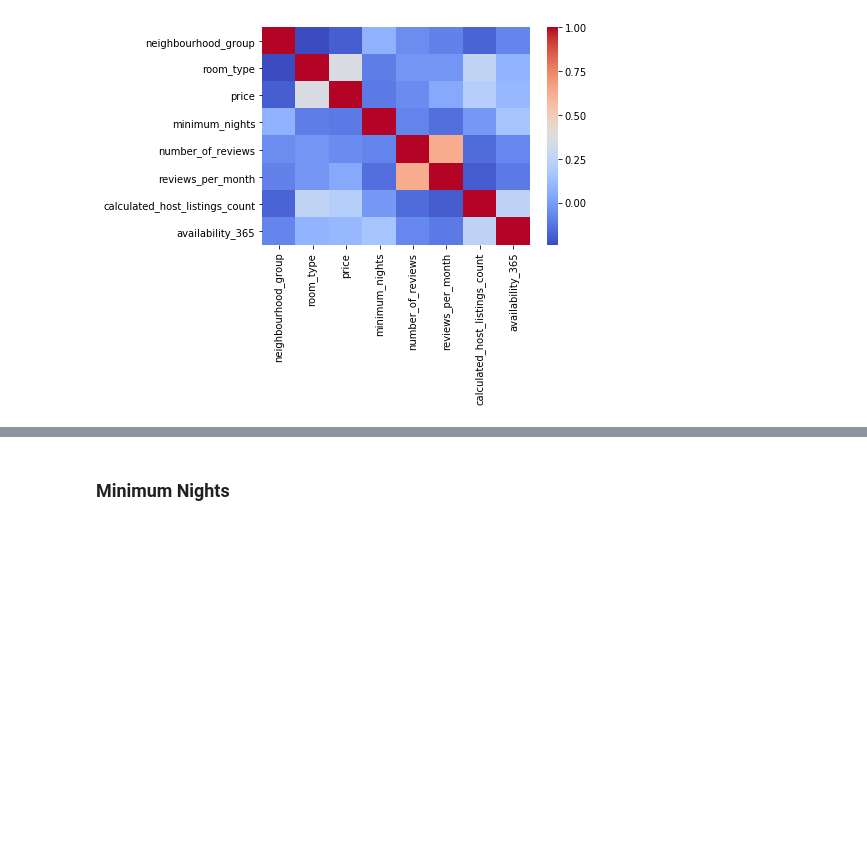
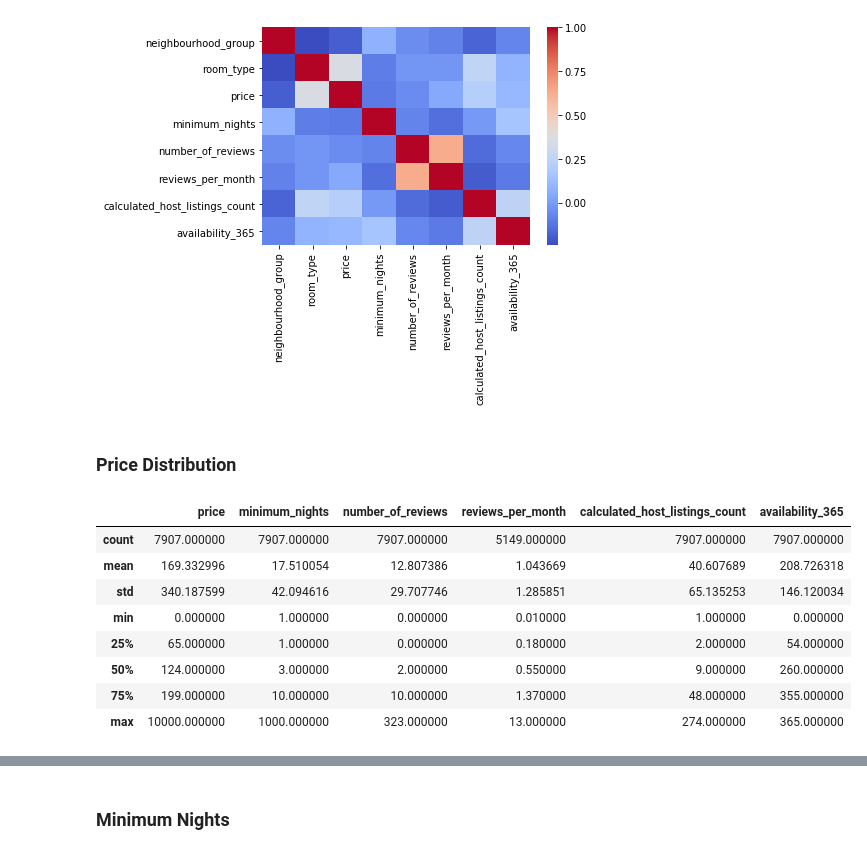
Before and after one commit to NathanHergenreter/SingaporeAirbnb, a Jupyter notebook: python/price_analysis.ipynb, the cells around one changed output, grey strips where cells are left out. Cells and saved outputs as stored; diff of their text form; code cells hidden in the pictures; blank space fills up the shorter version.

```diff
--- a/python/price_analysis.ipynb
+++ b/python/price_analysis.ipynb
@@ -165,3 +165,17 @@ sns.heatmap(corr, xticklabels=corr.columns, yticklabels=corr.columns, cmap="cool
 # %% [output]
 <matplotlib.axes._subplots.AxesSubplot at 0x...>
 [figure]
+# %% [markdown]
+### Price Distribution
+# %%
+airbnb.describe()
+# %% [output]
+|  | price | minimum_nights | number_of_reviews | reviews_per_month | calculated_host_listings_count | availability_365 |
+| count | 7907.000000 | 7907.000000 | 7907.000000 | 5149.000000 | 7907.000000 | 7907.000000 |
+| mean | 169.332996 | 17.510054 | 12.807386 | 1.043669 | 40.607689 | 208.726318 |
+| std | 340.187599 | 42.094616 | 29.707746 | 1.285851 | 65.135253 | 146.120034 |
+| min | 0.000000 | 1.000000 | 0.000000 | 0.010000 | 1.000000 | 0.000000 |
+| 25% | 65.000000 | 1.000000 | 0.000000 | 0.180000 | 2.000000 | 54.000000 |
+| 50% | 124.000000 | 3.000000 | 2.000000 | 0.550000 | 9.000000 | 260.000000 |
+| 75% | 199.000000 | 10.000000 | 10.000000 | 1.370000 | 48.000000 | 355.000000 |
+| max | 10000.000000 | 1000.000000 | 323.000000 | 13.000000 | 274.000000 | 365.000000 |
```
Also changed, not shown: parts of 2 cells of this notebook.
